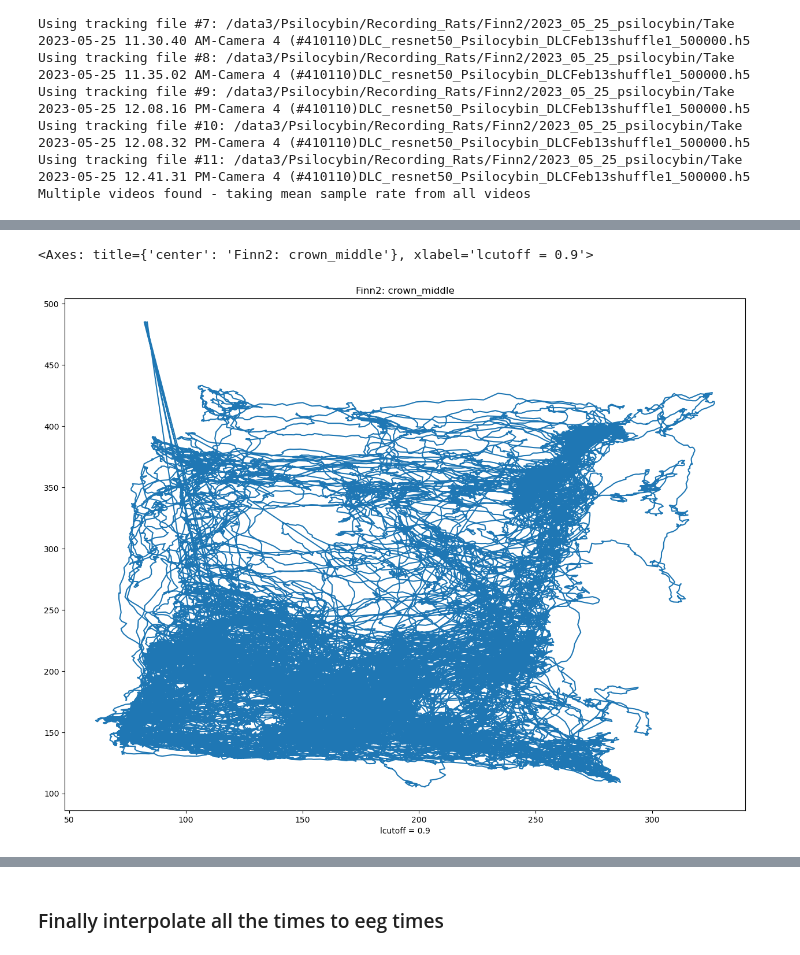
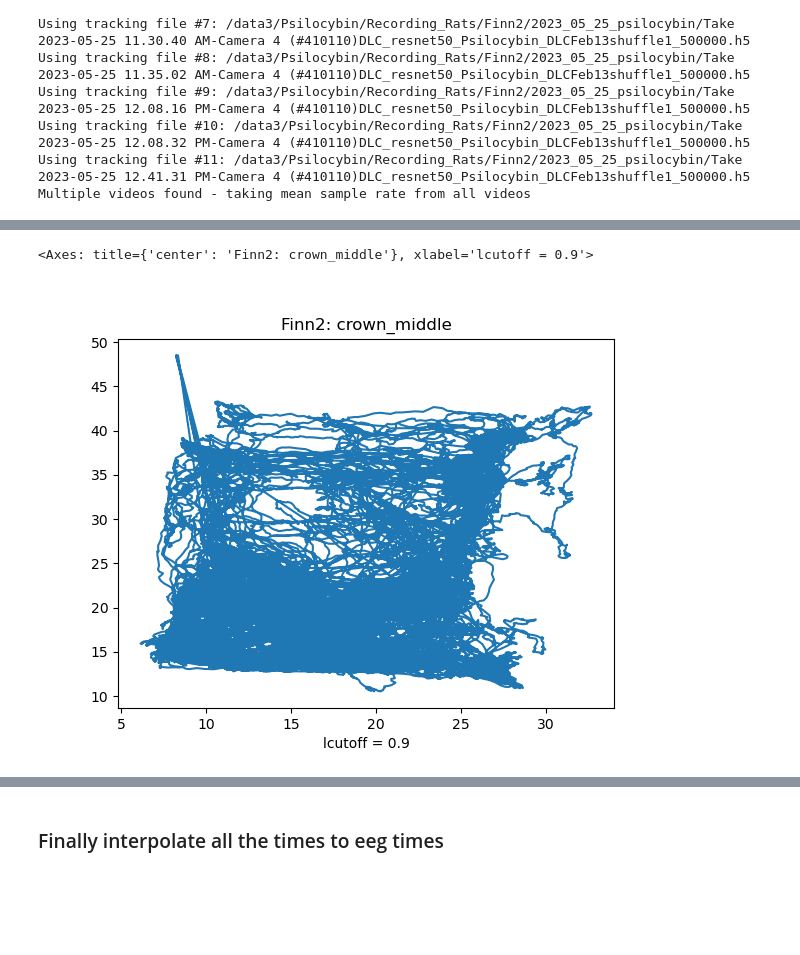
Before and after one commit to diba-lab/NeuroPy, a Jupyter notebook: notebooks/Image_ephys_dlc_alignment.ipynb, the cells around one changed output, grey strips where cells are left out. Cells and saved outputs as stored; diff of their text form; code cells hidden in the pictures; blank space fills up the shorter version.

```diff
--- a/notebooks/Image_ephys_dlc_alignment.ipynb
+++ b/notebooks/Image_ephys_dlc_alignment.ipynb
@@ -103,3 +95,0 @@ array([-1,  1], dtype=int16)
-# %%
-sess.ttl_df = oeio.load_all_ttl_events(sess.basepath)
-sess.ttl_df
@@ -123,7 +99,7 @@ sess.ttl_df
 ### Need to use combination of .tak creation time and nframes to get actual start time in microseconds for Finn2. Will vary for each animal!
 Below has only second precision.
 # %%
-sess.dlc = DLC(sess.basepath)
+sess.dlc = DLC(sess.basepath, pix2cm=0.1)
 # %% [output]
 Using tracking file #1: /data3/Psilocybin/Recording_Rats/Finn2/2023_05_25_psilocybin/Take 2023-05-25 01.11.17 PM-Camera 4 (#410110)DLC_resnet50_Psilocybin_DLCFeb13shuffle1_500000.h5
 Using tracking file #2: /data3/Psilocybin/Recording_Rats/Finn2/2023_05_25_psilocybin/Take 2023-05-25 01.46.32 PM-Camera 4 (#410110)DLC_resnet50_Psilocybin_DLCFeb13shuffle1_500000.h5
@@ -160,6 +136,7 @@ Timestamps imported out of order. Resorting position data and setting .speed and
 # %%
 # Plot animal crown position for all points with confidence of 0.9 or more
-sess.dlc.plot2d(bodyparts="crown_middle", lcutoff=0.9)
+_, ax = plt.subplots()
+sess.dlc.plot2d(bodyparts="crown_middle", lcutoff=0.9, ax=ax)
 # %% [output]
 <Axes: title={'center': 'Finn2: crown_middle'}, xlabel='lcutoff = 0.9'>
-[figure, old version]
+[figure, new version]
```
Also changed, not shown: parts of 8 cells of this notebook.
